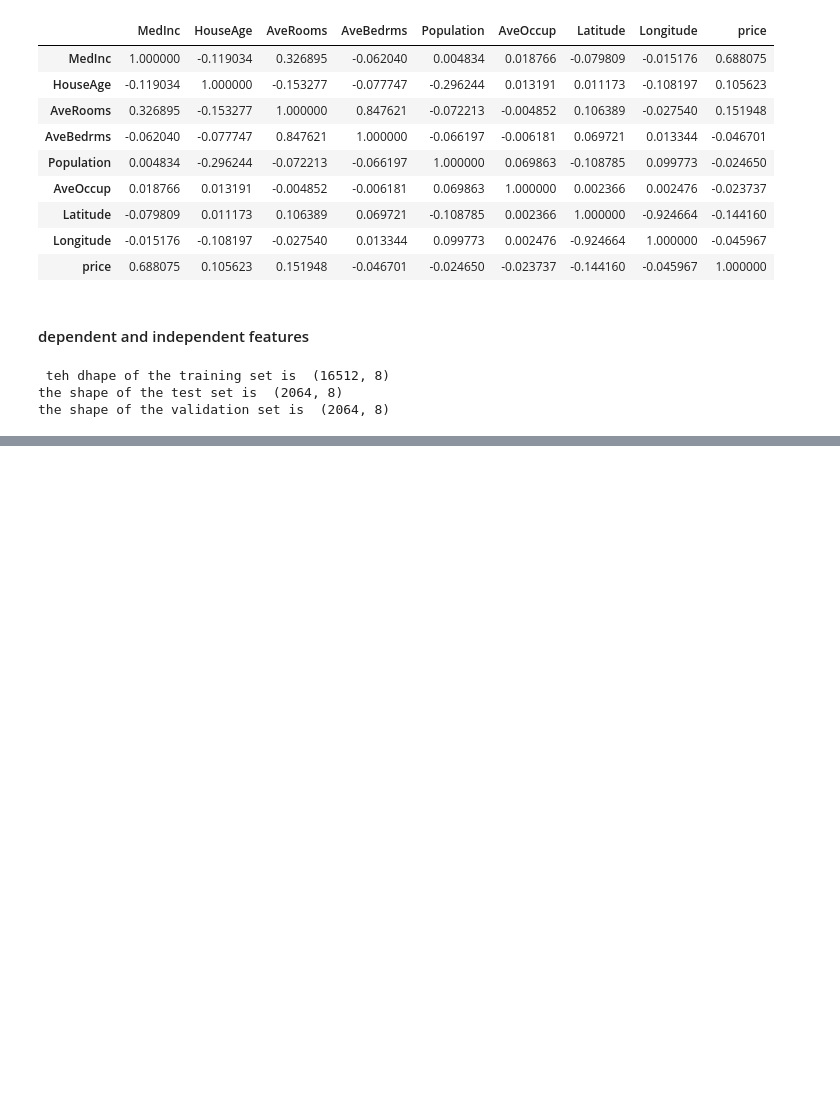
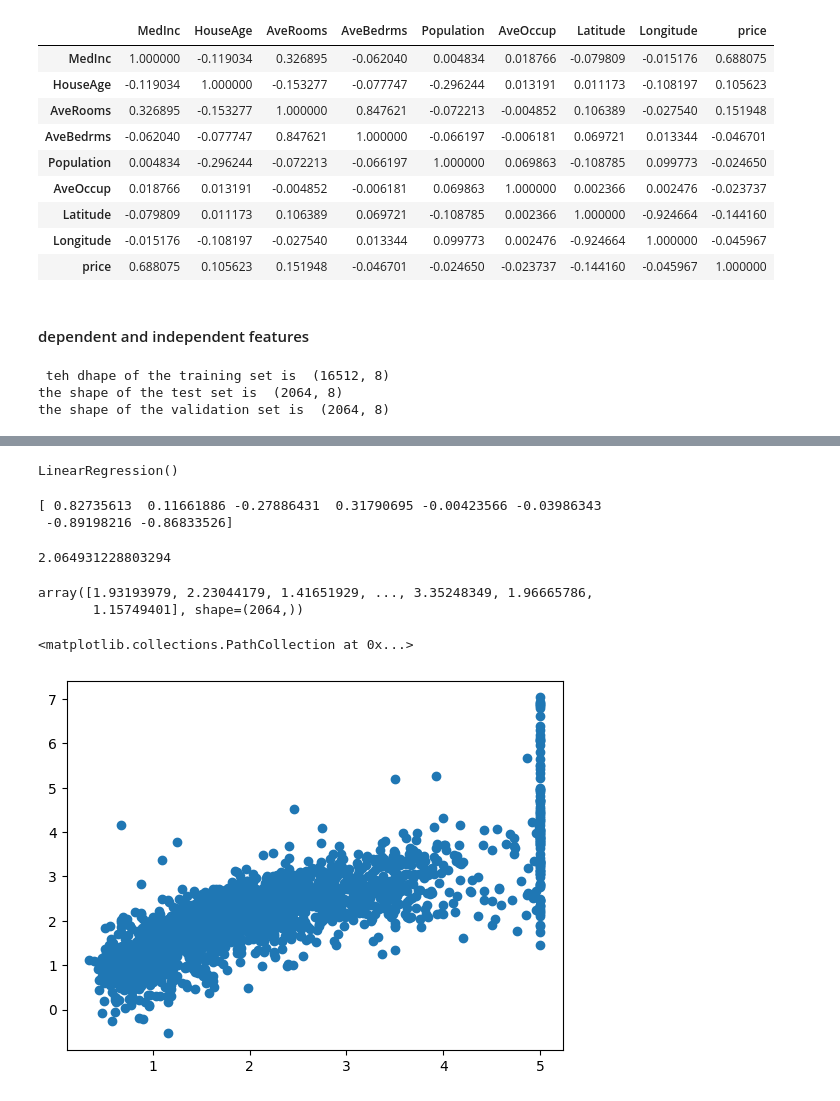
Before and after one commit to Wailsafi/ml_full, a Jupyter notebook: main.ipynb, the cells around one changed output, grey strips where cells are left out. Saved outputs shown, nothing was run; the diff lists cells and outputs as text; code cells hidden in the pictures; blank space fills up the shorter version.

Commit message:
train and save the model

```diff
--- a/main.ipynb
+++ b/main.ipynb
@@ -110,0 +113,30 @@ x_val=scaler.transform(x_val)   ## as we did witht the test
+# %%
+from sklearn.linear_model import LinearRegression
+##using linear regression
+regression_model=LinearRegression()
+# %%
+regression_model.fit(x_train, y_train)
+# %% [output]
+LinearRegression()
+# %%
+print(regression_model.coef_)
+# %% [output]
+[ 0.82735613  0.11661886 -0.27886431  0.31790695 -0.00423566 -0.03986343
+ -0.89198216 -0.86833526]
+# %%
+#### check the b value or the intercept
+print(regression_model.intercept_)
+# %% [output]
+2.064931228803294
+# %%
+predictions=regression_model.predict(x_test)
+predictions
+# %% [output]
+array([1.93193979, 2.23044179, 1.41651929, ..., 3.35248349, 1.96665786,
+       1.15749401], shape=(2064,))
+# %%
+# plot a scater plot for the prediction
+plt.scatter(y_test, predictions)  # if the plot is linear we can say that the prediction is good q
+# %% [output]
+<matplotlib.collections.PathCollection at 0x...>
+[figure, added]
```
Also changed, not shown: parts of 10 cells of this notebook.
